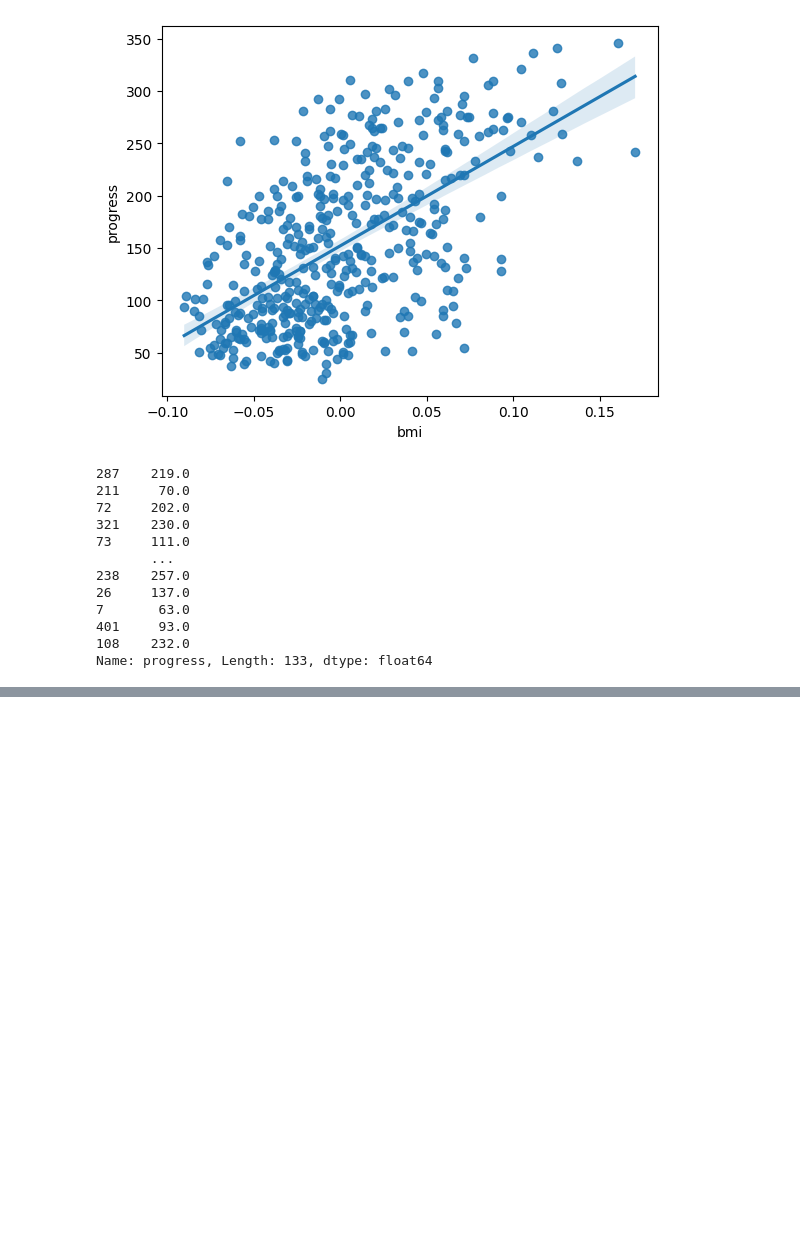
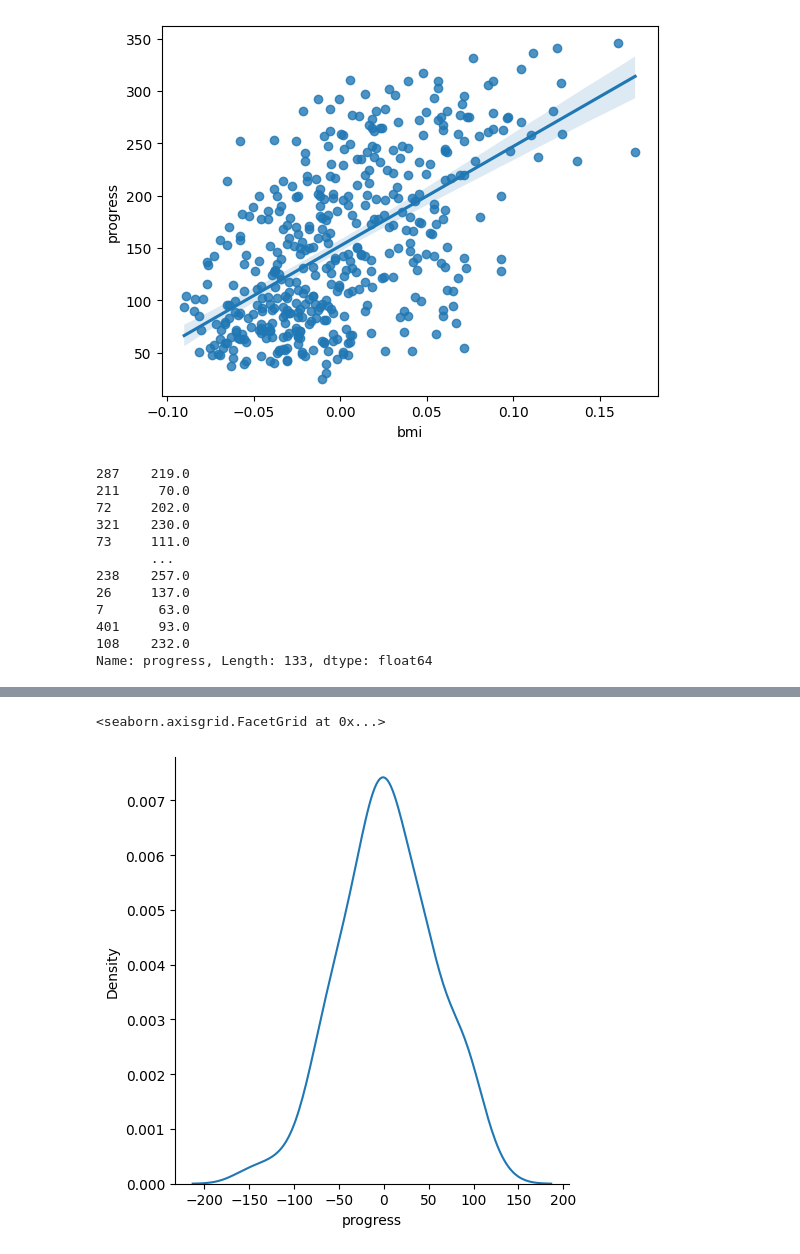
Before and after one commit to AryannSharmaa/Diabetes, a Jupyter notebook: linear_regression.ipynb, the cells around one changed output, grey strips where cells are left out. Saved outputs shown, nothing was run; the diff lists cells and outputs as text; code cells hidden in the pictures; blank space fills up the shorter version.

```diff
--- a/linear_regression.ipynb
+++ b/linear_regression.ipynb
@@ -180,0 +200,2 @@ Name: progress, Length: 133, dtype: float64
+# %%
+residuals=y_test-pred
@@ -180,0 +217,5 @@ Name: progress, Length: 133, dtype: float64
+# %%
+sns.displot(residuals,kind="kde")
+# %% [output]
+<seaborn.axisgrid.FacetGrid at 0x...>
+[figure, added]
```
Also changed, not shown: parts of 10 cells of this notebook.
